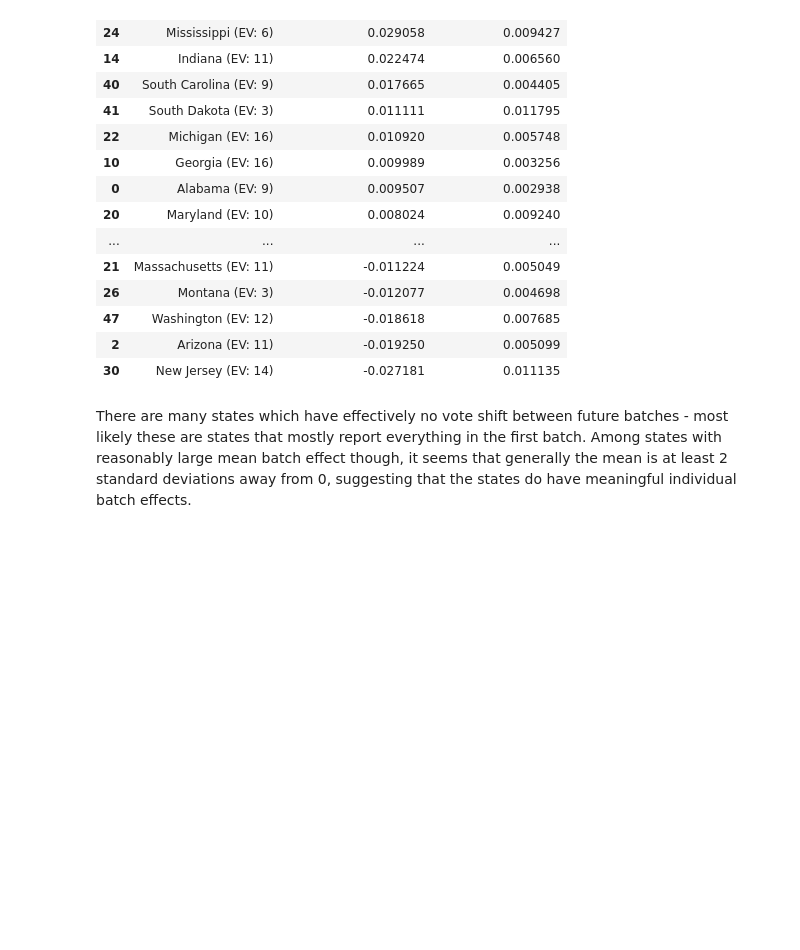
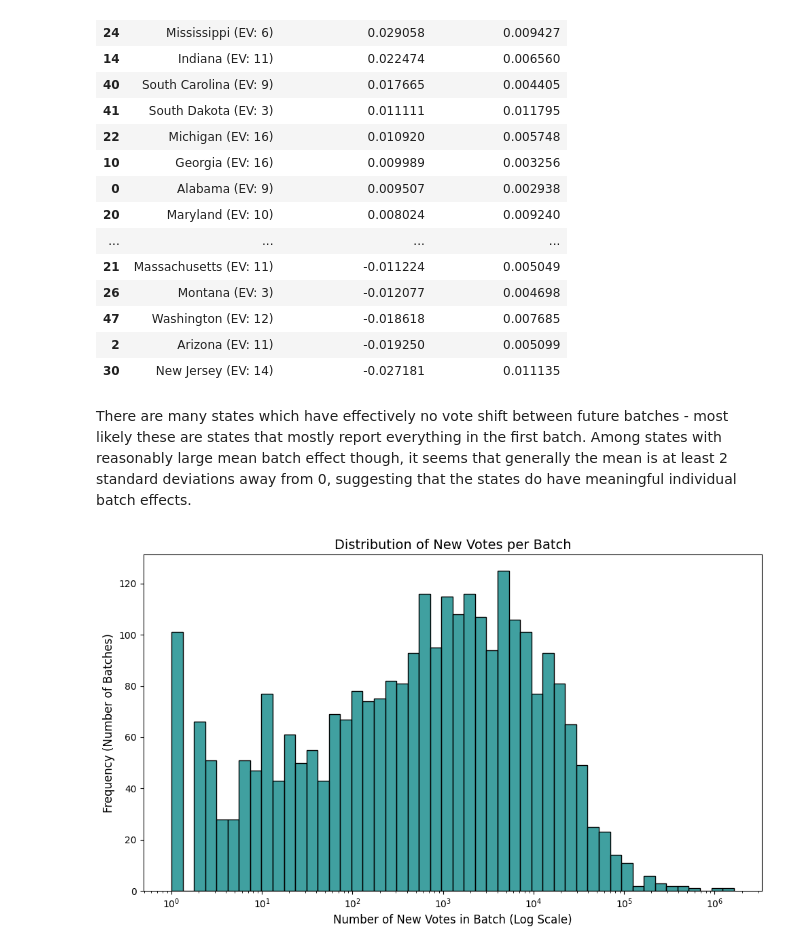
Before and after one commit to rickyrojas311/realtimeElectionForecasting, a Jupyter notebook: pres_data/preprocessing.ipynb, the cells around one changed output. Cells and saved outputs as stored; diff of their text form; code cells hidden in the pictures; blank space fills up the shorter version.

```diff
--- a/pres_data/preprocessing.ipynb
+++ b/pres_data/preprocessing.ipynb
@@ -222,3 +223,19 @@ state_diff_stats
 | 30 | New Jersey (EV: 14) | -0.027181 | 0.011135 |
 # %% [markdown]
 There are many states which have effectively no vote shift between future batches - most likely these are states that mostly report everything in the first batch. Among states with reasonably large mean batch effect though, it seems that generally the mean is at least 2 standard deviations away from 0, suggesting that the states do have meaningful individual batch effects.
+# %%
+plt.figure(figsize=(10, 6))
+
+# We use log_scale=True for the x-axis because vote batch sizes
+# can range from single digits to hundreds of thousands.
+sns.histplot(data=df, x='new_votes', bins=50, color='teal', log_scale=(True, False))
+
+# Formatting the chart
+plt.title('Distribution of New Votes per Batch', fontsize=14)
+plt.xlabel('Number of New Votes in Batch (Log Scale)', fontsize=12)
+plt.ylabel('Frequency (Number of Batches)', fontsize=12)
+
+plt.tight_layout()
+plt.show()
+# %% [output]
+[figure, added]
```
Also changed, not shown: parts of 2 cells of this notebook.
